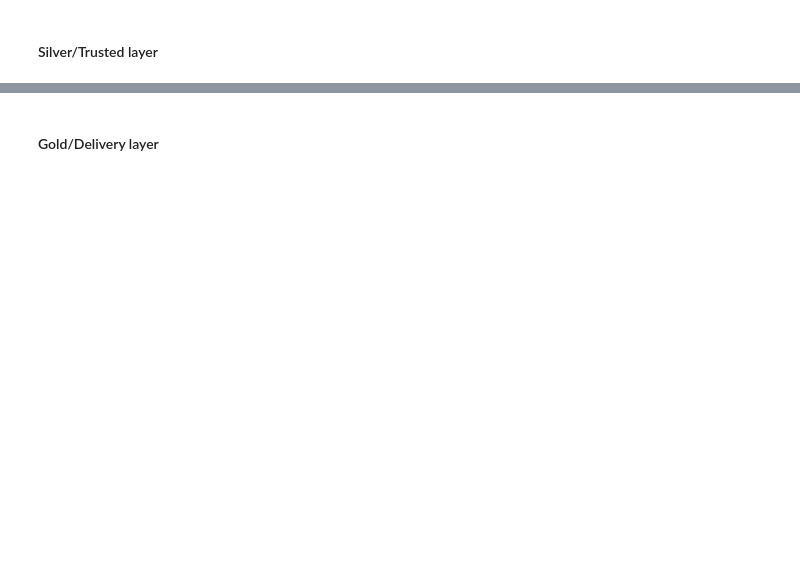
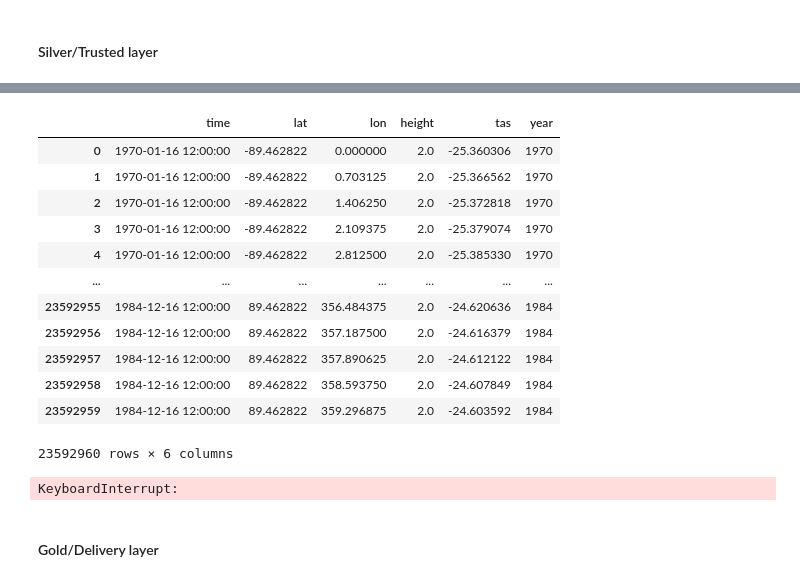
Before and after one commit to thais-oak/climate_data_processing, a Jupyter notebook: processing_test.ipynb, the cells around one changed output, grey strips where cells are left out. Drawn from its saved outputs; the diff is of its cells as text; code cells hidden in the pictures; blank space fills up the shorter version.

Commit message:
modified:   processing_test.ipynb | construcao da camada trusted || .gitignore | adicao diretorio trusted

```diff
--- a/processing_test.ipynb
+++ b/processing_test.ipynb
@@ -117,8 +117,8 @@ porque o host conectado não respondeu
 Download dos datasets e armazenamento
 # %%
 # diretório para os datasets
-dir_ec_earth_tas = r"C:\Users\thais\Documents\repositorios\climate_data_processing\datasets\ec_earth3\tas"
-dir_bronze = dir_ec_earth_tas
-os.makedirs(dir_bronze, exist_ok=True)
+dir_ec_earth_tas = r"C:\Users\thais\Documents\repositorios\climate_data_processing\datasets\raw\ec_earth3\tas"
+dir_raw = dir_ec_earth_tas
+os.makedirs(dir_raw, exist_ok=True)
 # %%
 # inicializando o spark
@@ -210,7 +210,7 @@ for dataset_tas in files_url_tas_shrunken:
         year = year_months[:4]
 
         # criando diretório para o ano
-        year_dir = os.path.join(dir_bronze, year)
+        year_dir = os.path.join(dir_raw, year)
         os.makedirs(year_dir, exist_ok=True)
 
         # diretório completo do arquivo
@@ -229,6 +229,6 @@ for dataset_tas in files_url_tas_shrunken:
         logger_read.error(f"erro ao baixar {file_name}: {e}")
 
 #logger_read.info(f"\ntotal arquivos Bronze/Raw salvos: {len(list_nc_files)}")
-logger_read.info(f"-----\nquantidade de partições salvas: {len(list_nc_files)}")
+logger_read.info(f"\n-----\nquantidade de partições salvas: {len(list_nc_files)}")
 # %% [output]
 -----
@@ -253,2 +306,43 @@ quantidade de partições salvas: 15
+# %%
+# leitura dos arquivos NetCDF
+ds_tas = xr.open_mfdataset(list_nc_files, combine="by_coords")
+
+# conversão para Celsius
+array_tas = ds_tas["tas"] - 273.15
+
+# conversão para pandas dataframe
+pandas_tas = array_tas.to_dataframe().reset_index()
+pandas_tas["time"] = pandas_tas["time"].astype("datetime64[ms]")
+pandas_tas["year"] = pandas_tas["time"].dt.year
+# %%
+pandas_tas
+# %% [output]
+|  | time | lat | lon | height | tas | year |
+| 0 | 1970-01-16 12:00:00 | -89.462822 | 0.000000 | 2.0 | -25.360306 | 1970 |
+| 1 | 1970-01-16 12:00:00 | -89.462822 | 0.703125 | 2.0 | -25.366562 | 1970 |
+| 2 | 1970-01-16 12:00:00 | -89.462822 | 1.406250 | 2.0 | -25.372818 | 1970 |
+| 3 | 1970-01-16 12:00:00 | -89.462822 | 2.109375 | 2.0 | -25.379074 | 1970 |
+| 4 | 1970-01-16 12:00:00 | -89.462822 | 2.812500 | 2.0 | -25.385330 | 1970 |
+| ... | ... | ... | ... | ... | ... | ... |
+| 23592955 | 1984-12-16 12:00:00 | 89.462822 | 356.484375 | 2.0 | -24.620636 | 1984 |
+| 23592956 | 1984-12-16 12:00:00 | 89.462822 | 357.187500 | 2.0 | -24.616379 | 1984 |
+| 23592957 | 1984-12-16 12:00:00 | 89.462822 | 357.890625 | 2.0 | -24.612122 | 1984 |
+| 23592958 | 1984-12-16 12:00:00 | 89.462822 | 358.593750 | 2.0 | -24.607849 | 1984 |
+| 23592959 | 1984-12-16 12:00:00 | 89.462822 | 359.296875 | 2.0 | -24.603592 | 1984 |
+23592960 rows × 6 columns
+# %%
+# criando spark dataframe
+df_spark = spark.createDataFrame(pandas_tas)
+logger_read.info(f"dataframe convertido para spark dataframe")
+
+# salvando em parquet particionado por ano
+df_spark.write.partitionBy("year").parquet(
+    dir_trusted,
+    mode="overwrite"
+)
+
+logger_read.info(f"arquivos salvo em {dir_trusted}")
+# %% [output]
+KeyboardInterrupt:
 # %% [markdown]
 #### Gold/Delivery layer
```
Also changed, not shown: parts of 6 cells of this notebook, 1 other file.
